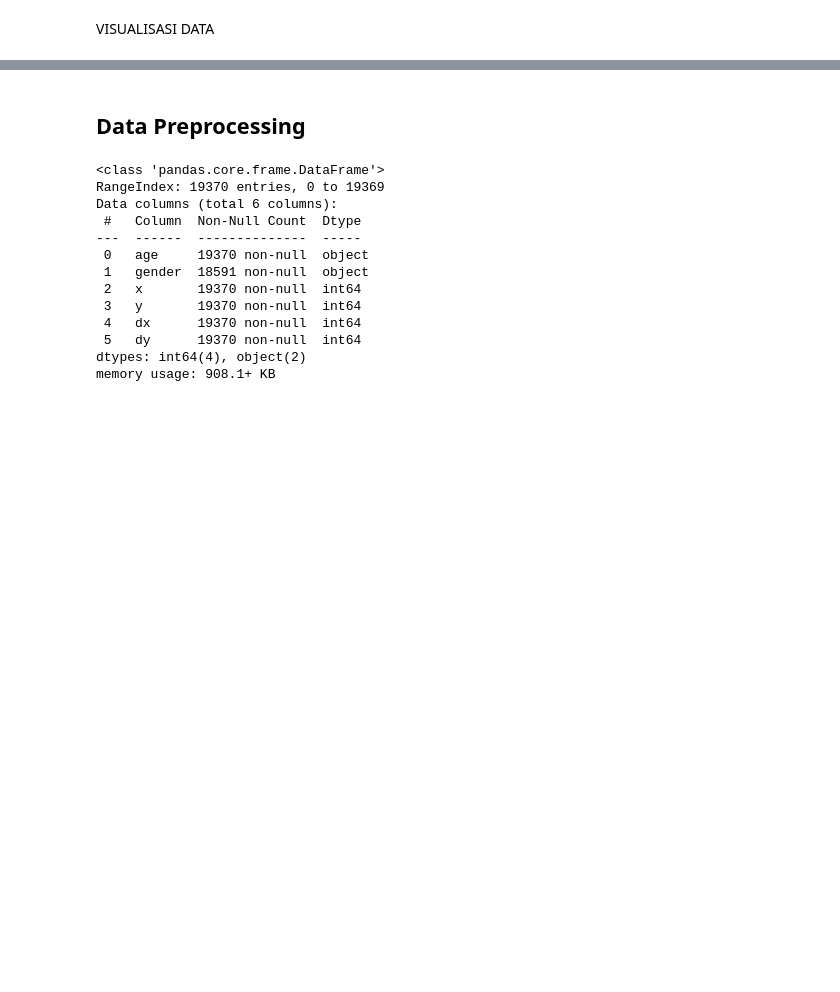
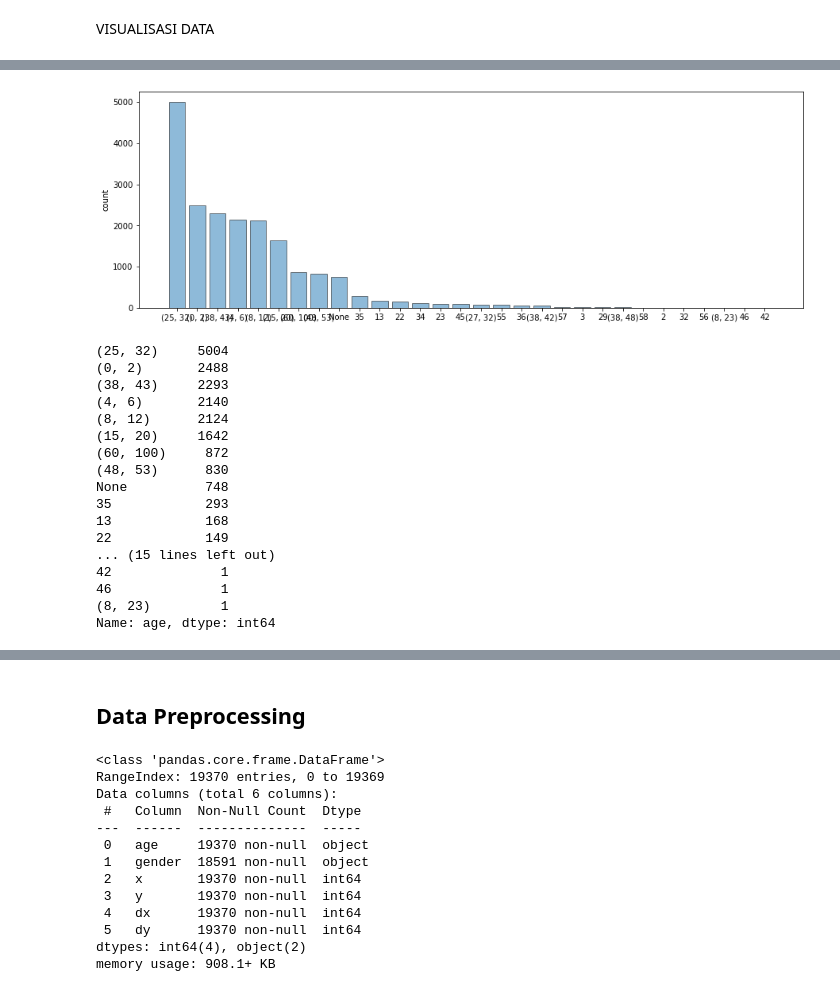
Before and after one commit to alfinyusriansyah/Project_Pembelajaran_Mesin, a Jupyter notebook: pembelajaran-mesin/Project.ipynb, the cells around one changed output, grey strips where cells are left out. Drawn from its saved outputs; the diff is of its cells as text; code cells hidden in the pictures; blank space fills up the shorter version.

```diff
--- a/pembelajaran-mesin/Project.ipynb
+++ b/pembelajaran-mesin/Project.ipynb
@@ -81,0 +85,28 @@ from keras.preprocessing.image import ImageDataGenerator, img_to_array, load_img
+# %%
+age = ['(25, 32)' , '(0, 2)', '(38, 43)' ,'(4, 6) ','(8, 12)','(15, 20)','(60, 100)','(48, 53)' ,'None','35','13','22','34','23' ,'45','(27, 32)','55','36','(38, 42)','57','3','29','(38, 48)','58','2','32','56','(8, 23)','46','42']
+
+plt.figure(figsize=(15, 5))
+plt.bar(age, total_data.age.value_counts(), align='center', alpha=0.5, edgecolor = 'black')
+plt.ylabel('count')
+plt.show()
+
+total_data.age.value_counts()
+# %% [output]
+[figure, added]
+(25, 32)     5004
+(0, 2)       2488
+(38, 43)     2293
+(4, 6)       2140
+(8, 12)      2124
+(15, 20)     1642
+(60, 100)     872
+(48, 53)      830
+None          748
+35            293
+13            168
+22            149
+... (15 lines left out)
+42              1
+46              1
+(8, 23)         1
+Name: age, dtype: int64
```
Also changed, not shown: parts of 16 cells of this notebook.
